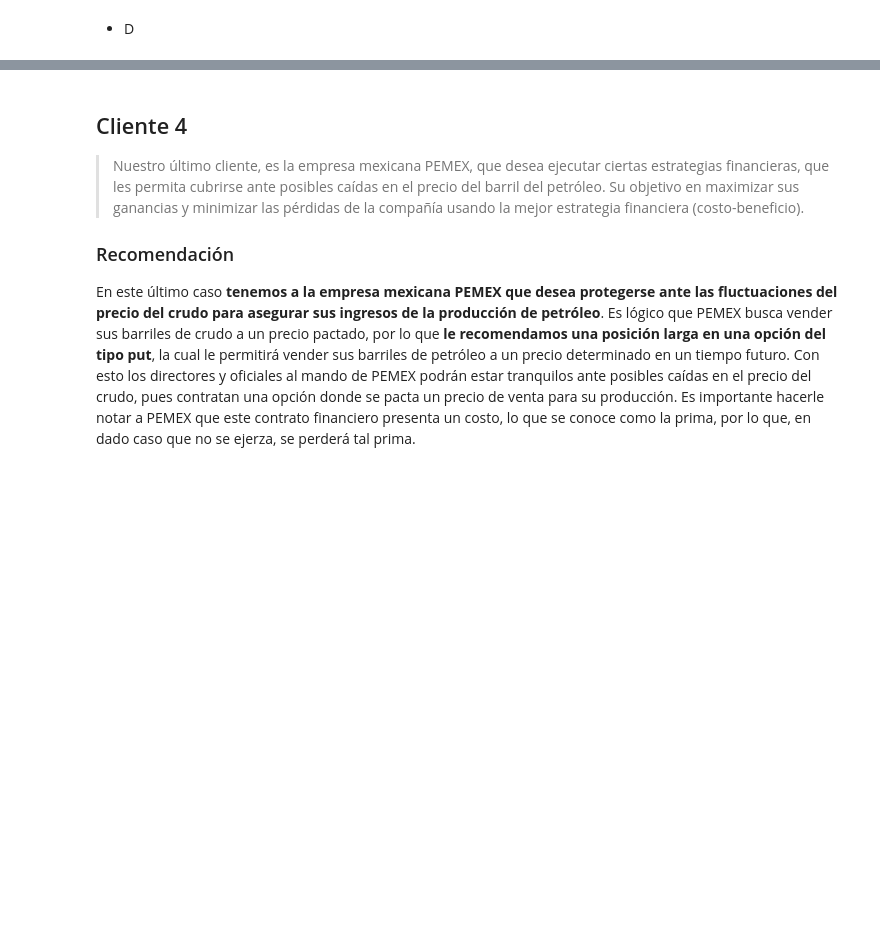
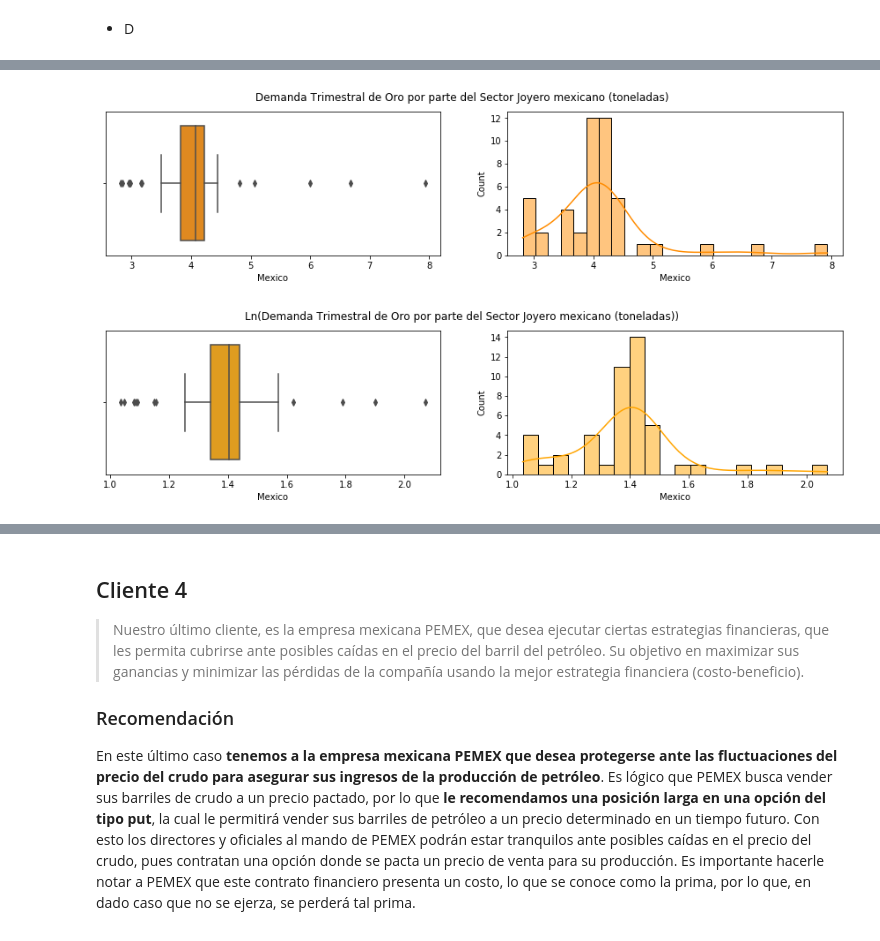
Before and after one commit to diegolazareno/Examen3_SPF, a Jupyter notebook: Examen_Tema3_DALopez.ipynb, the cells around one changed output, grey strips where cells are left out. Cells and saved outputs as stored; diff of their text form; code cells hidden in the pictures; blank space fills up the shorter version.

```diff
--- a/Examen_Tema3_DALopez.ipynb
+++ b/Examen_Tema3_DALopez.ipynb
@@ -813,0 +906,9 @@ confidenceInterval(netIncome_NoOption, 0.99)
+# %%
+goldDemandMex = pd.read_excel("Data/GoldDemand.xlsx", sheet_name = "Hoja1")
+boxAndHistPlot(goldDemandMex["Mexico"], (15, 3), "darkorange",
+               "Demanda Trimestral de Oro por parte del Sector Joyero mexicano (toneladas)")
+boxAndHistPlot(np.log(goldDemandMex["Mexico"]), (15, 3), "orange",
+               "Ln(Demanda Trimestral de Oro por parte del Sector Joyero mexicano (toneladas))")
+# %% [output]
+[figure, added]
+[figure, added]
```
Also changed, not shown: parts of 17 cells of this notebook, 1 other file.
